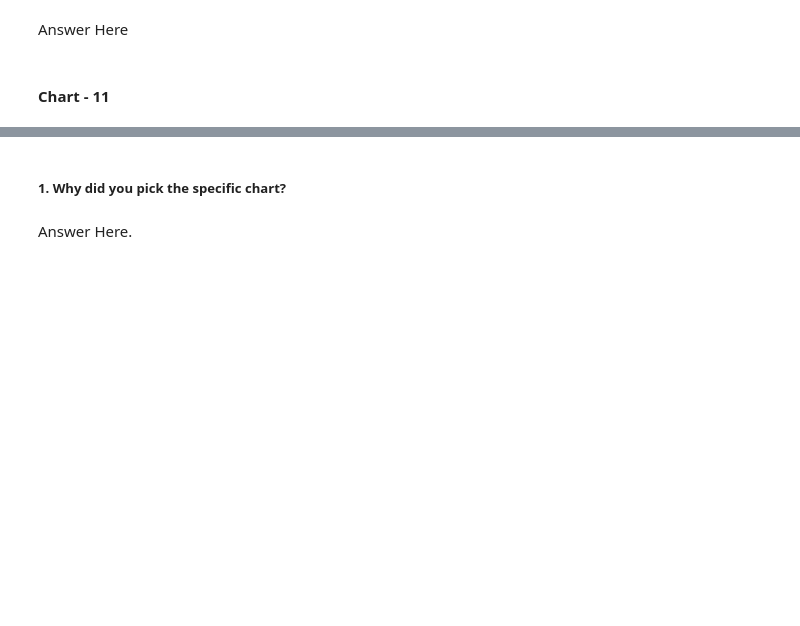
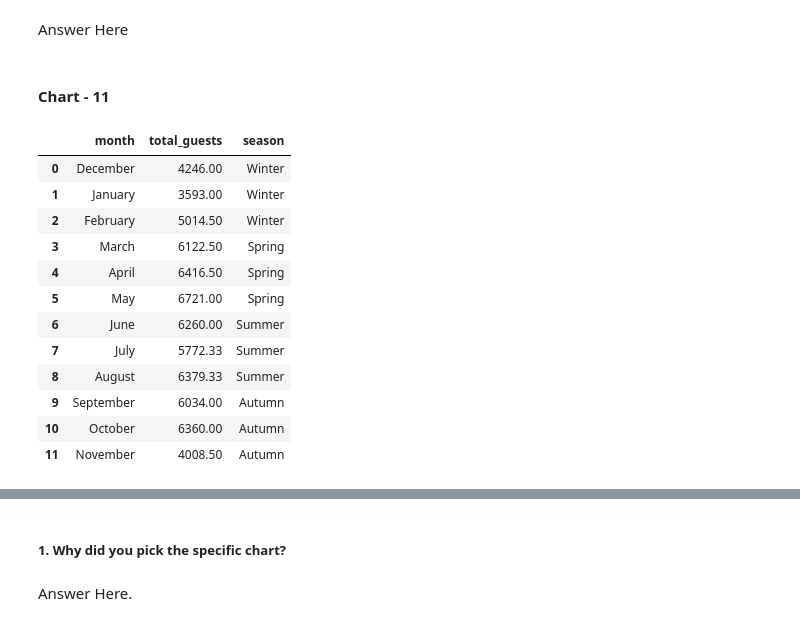
Before and after one commit to bisht-deepak/EDA, a Jupyter notebook: Hotel Booking/hotel-booking-analysis.ipynb, the cells around one changed output, grey strips where cells are left out. Drawn from its saved outputs; the diff is of its cells as text; code cells hidden in the pictures; blank space fills up the shorter version.

```diff
--- a/Hotel Booking/hotel-booking-analysis.ipynb
+++ b/Hotel Booking/hotel-booking-analysis.ipynb
@@ -917,0 +1033,55 @@ Answer Here
+# %%
+#Seasons in Europe
+# Summer (June – August)
+# Autumn (September – November)
+# Winter (December – February)
+# Spring (March – May)
+#source- https://expatexplore.com/blog/europe-by-season-when-to-travel-where/
+
+seasons= {"Spring": ["March", "April", "May"],
+         "Summer": ["June", "July", "August"],
+         "Winter": ["December", "January", "February"],
+         "Autumn": ["September", "October", "November"]}
+
+month_season= dict()
+for season, months in seasons.items():
+    for month in months:
+        month_season[month]= season
+
+
+seasons_df= (pd
+             .DataFrame(month_season, index= [0])
+             .T
+             .reindex(months_days.months())
+             .rename(columns= {0: "season"})
+            )
+
+avg_guests_per_month= (hotels
+                        .assign(total_guests= lambda df_: df_["adults"]+df_["children"]+df_["babies"])
+                        .groupby([hotels["arrival_date"].dt.year.rename("year"), hotels["arrival_date"].dt.month_name().rename("month")])
+                        .agg(total_guests= ("total_guests", np.sum))
+                        .reset_index()
+                        .groupby(["month"])
+                        .mean()
+                        .assign(total_guests= lambda df_: round(df_["total_guests"], 2))
+                        [["total_guests"]]
+                        .reindex(months_days.months_reordered())
+                        .merge(seasons_df, left_index=True, right_index=True)
+                        .reset_index()
+                        .rename(columns= {"index": "month"})
+                   )
+avg_guests_per_month
+# %% [output]
+|  | month | total_guests | season |
+| 0 | December | 4246.00 | Winter |
+| 1 | January | 3593.00 | Winter |
+| 2 | February | 5014.50 | Winter |
+| 3 | March | 6122.50 | Spring |
+| 4 | April | 6416.50 | Spring |
+| 5 | May | 6721.00 | Spring |
+| 6 | June | 6260.00 | Summer |
+| 7 | July | 5772.33 | Summer |
+| 8 | August | 6379.33 | Summer |
+| 9 | September | 6034.00 | Autumn |
+| 10 | October | 6360.00 | Autumn |
+| 11 | November | 4008.50 | Autumn |
```
Also changed, not shown: parts of 13 cells of this notebook.
